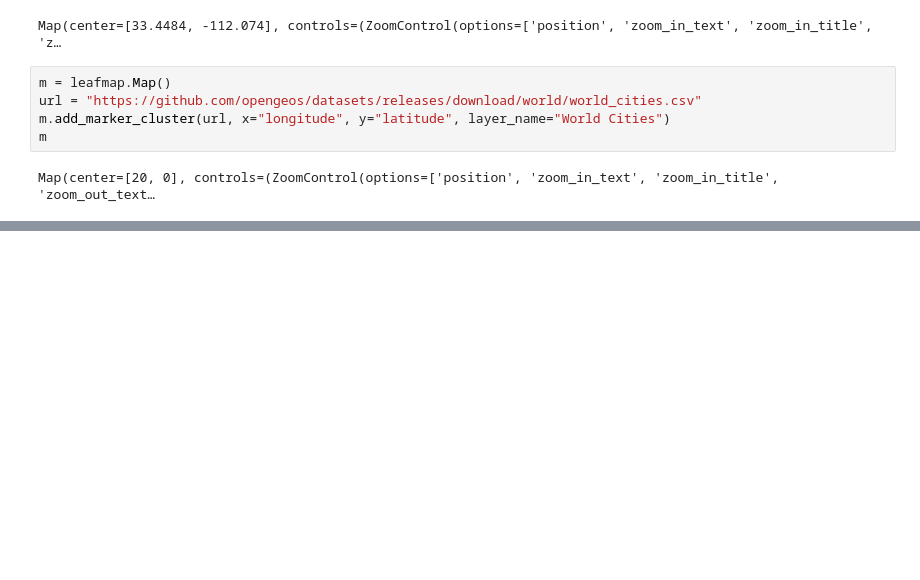
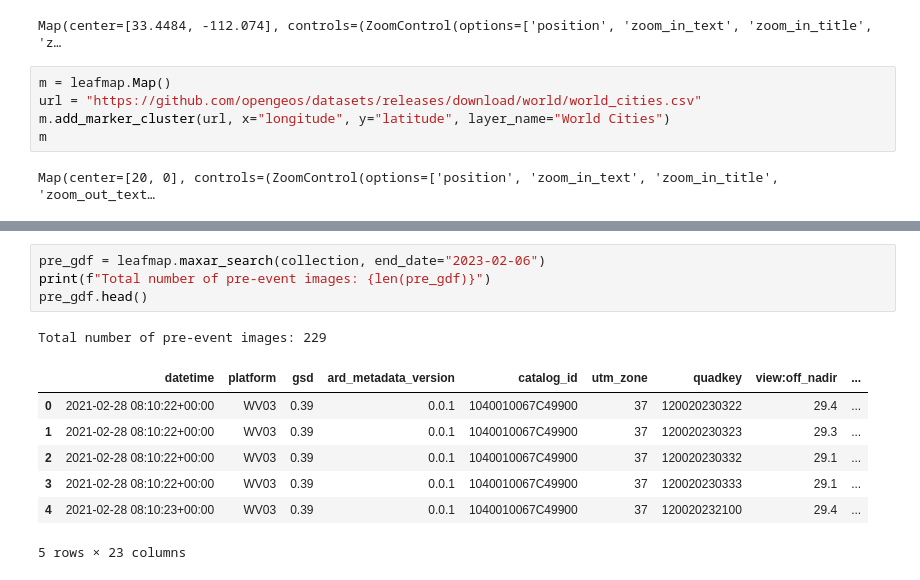
Before and after one commit to arjavrawal/gis322, a Jupyter notebook: lecture6_advancedvisualization/lecture6_advancedvisualization.ipynb, the cells around one changed output, grey strips where cells are left out. Drawn from its saved outputs; the diff is of its cells as text; blank space fills up the shorter version.

```diff
--- a/lecture6_advancedvisualization/lecture6_advancedvisualization.ipynb
+++ b/lecture6_advancedvisualization/lecture6_advancedvisualization.ipynb
@@ -121,0 +232,13 @@ Map(center=[20, 0], controls=(ZoomControl(options=['position', 'zoom_in_text', '
+# %%
+pre_gdf = leafmap.maxar_search(collection, end_date="2023-02-06")
+print(f"Total number of pre-event images: {len(pre_gdf)}")
+pre_gdf.head()
+# %% [output]
+Total number of pre-event images: 229
+|  | datetime | platform | gsd | ard_metadata_version | catalog_id | utm_zone | quadkey | view:off_nadir | ... |
+| 0 | 2021-02-28 08:10:22+00:00 | WV03 | 0.39 | 0.0.1 | 1040010067C49900 | 37 | 120020230322 | 29.4 | ... |
+| 1 | 2021-02-28 08:10:22+00:00 | WV03 | 0.39 | 0.0.1 | 1040010067C49900 | 37 | 120020230323 | 29.3 | ... |
+| 2 | 2021-02-28 08:10:22+00:00 | WV03 | 0.39 | 0.0.1 | 1040010067C49900 | 37 | 120020230332 | 29.1 | ... |
+| 3 | 2021-02-28 08:10:22+00:00 | WV03 | 0.39 | 0.0.1 | 1040010067C49900 | 37 | 120020230333 | 29.1 | ... |
+| 4 | 2021-02-28 08:10:23+00:00 | WV03 | 0.39 | 0.0.1 | 1040010067C49900 | 37 | 120020232100 | 29.4 | ... |
+5 rows × 23 columns
```
Also changed, not shown: parts of 24 cells of this notebook.
